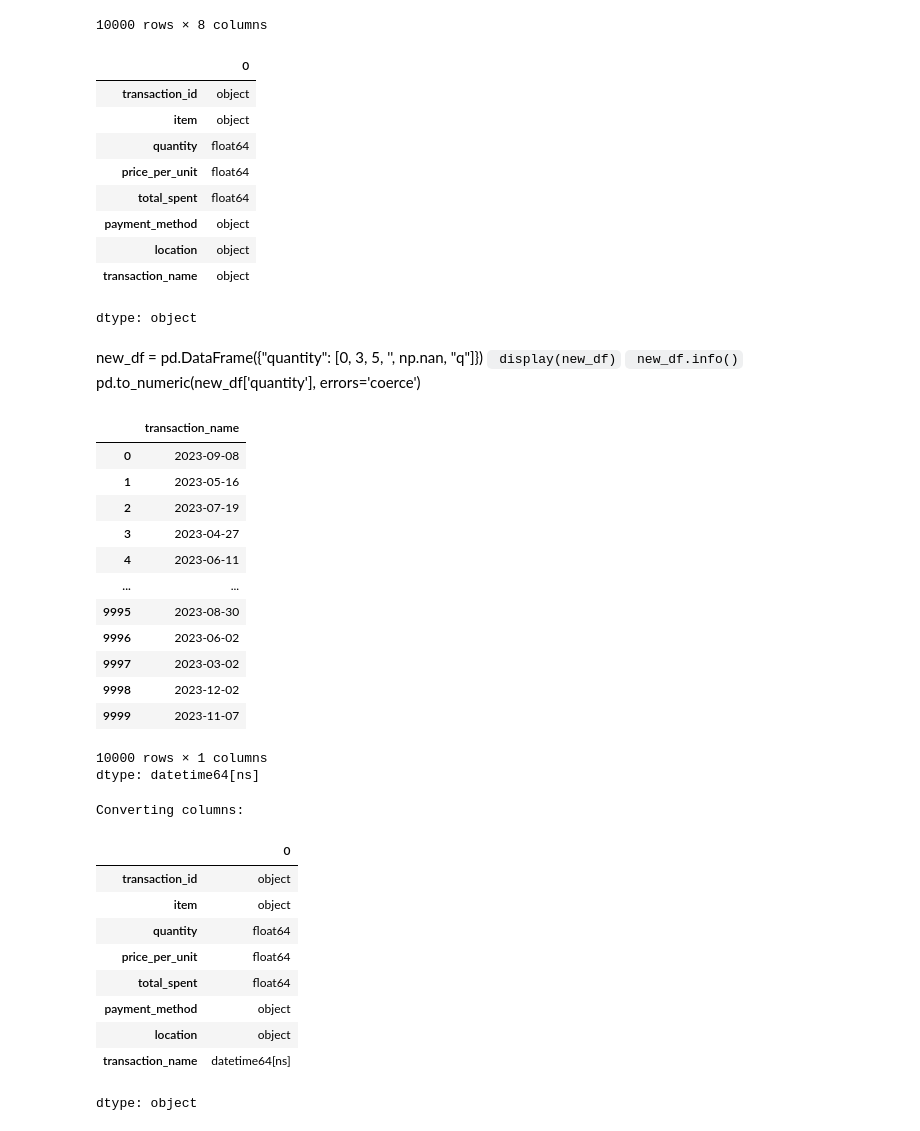
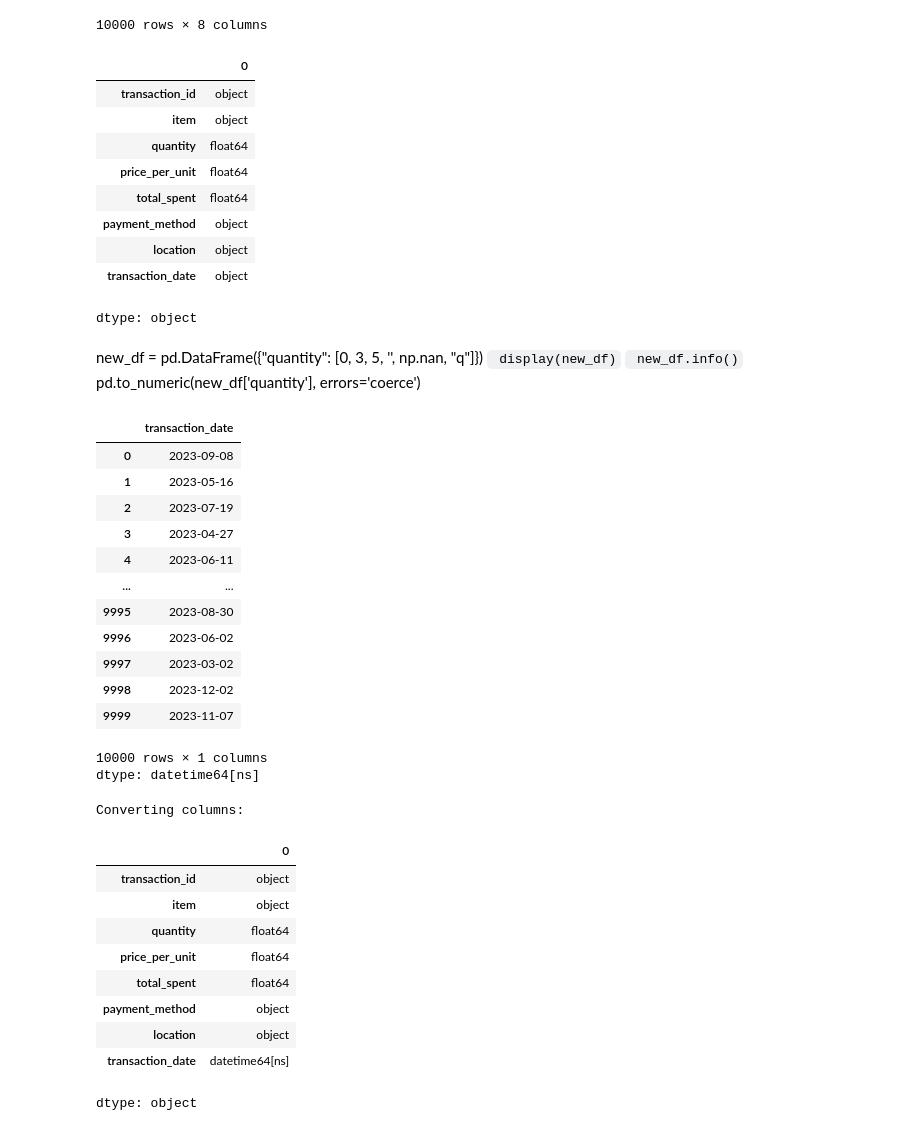
Before and after one commit to NatalieAleksandrova2026/Analysis_Cafe_Sales, a Jupyter notebook: EDA_Cafe_Sales.ipynb, the cells around one changed output. Drawn from its saved outputs; the diff is of its cells as text; code cells hidden in the pictures.

```diff
--- a/EDA_Cafe_Sales.ipynb
+++ b/EDA_Cafe_Sales.ipynb
@@ -194,7 +194,7 @@ df = df.rename(columns={
     'Total Spent': 'total_spent',
     'Payment Method': 'payment_method',
     'Location': 'location',
-    'Transaction Date': 'transaction_name'
+    'Transaction Date': 'transaction_date'
 })
 df
 # %% [output]
@@ -274,7 +274,7 @@ df.dtypes
 | total_spent | float64 |
 | payment_method | object |
 | location | object |
-| transaction_name | object |
+| transaction_date | object |
 dtype: object
 # %% [markdown]
 new_df = pd.DataFrame({"quantity": [0, 3, 5, '', np.nan, "q"]})
@@ -283,11 +283,11 @@ new_df = pd.DataFrame({"quantity": [0, 3, 5, '', np.nan, "q"]})
 pd.to_numeric(new_df['quantity'], errors='coerce')
 # %%
 #Date Convertion
-df['transaction_name'] = pd.to_datetime(df['transaction_name'], errors='coerce')
+df['transaction_date'] = pd.to_datetime(df['transaction_date'], errors='coerce')
 df.dtypes
-df['transaction_name']
+df['transaction_date']
 # %% [output]
-|  | transaction_name |
+|  | transaction_date |
 | 0 | 2023-09-08 |
 | 1 | 2023-05-16 |
 | 2 | 2023-07-19 |
@@ -314,5 +314,5 @@ Converting columns:
 | total_spent | float64 |
 | payment_method | object |
 | location | object |
-| transaction_name | datetime64[ns] |
+| transaction_date | datetime64[ns] |
 dtype: object
```
Also changed, not shown: parts of 17 cells of this notebook.
